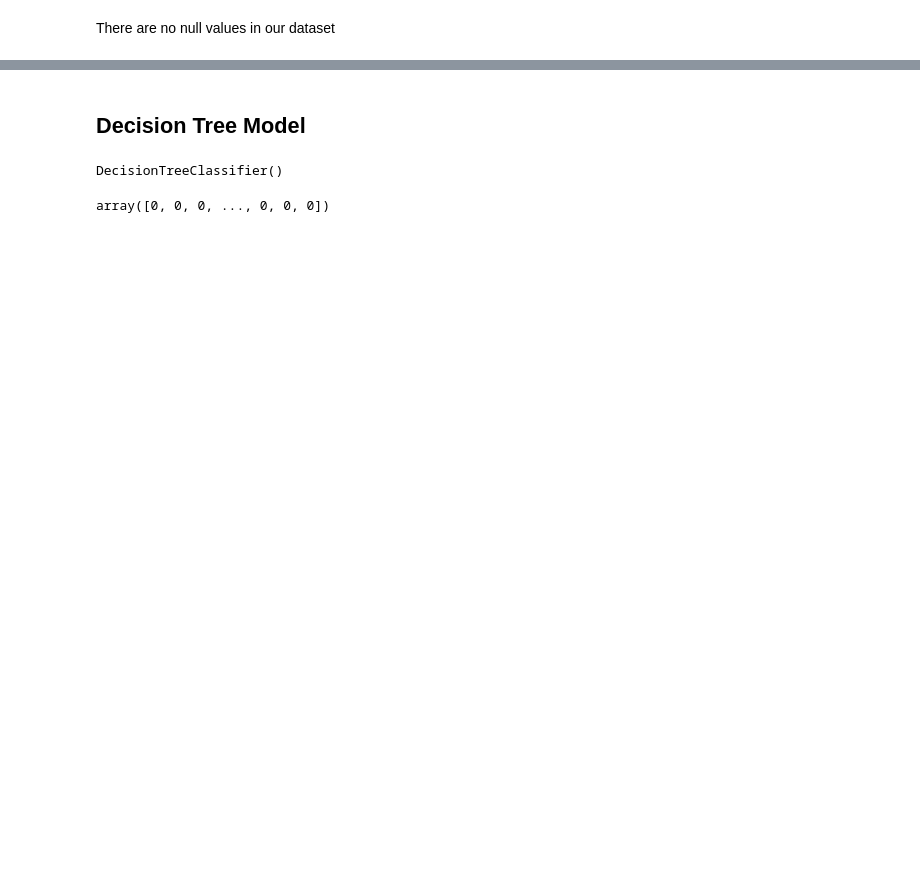
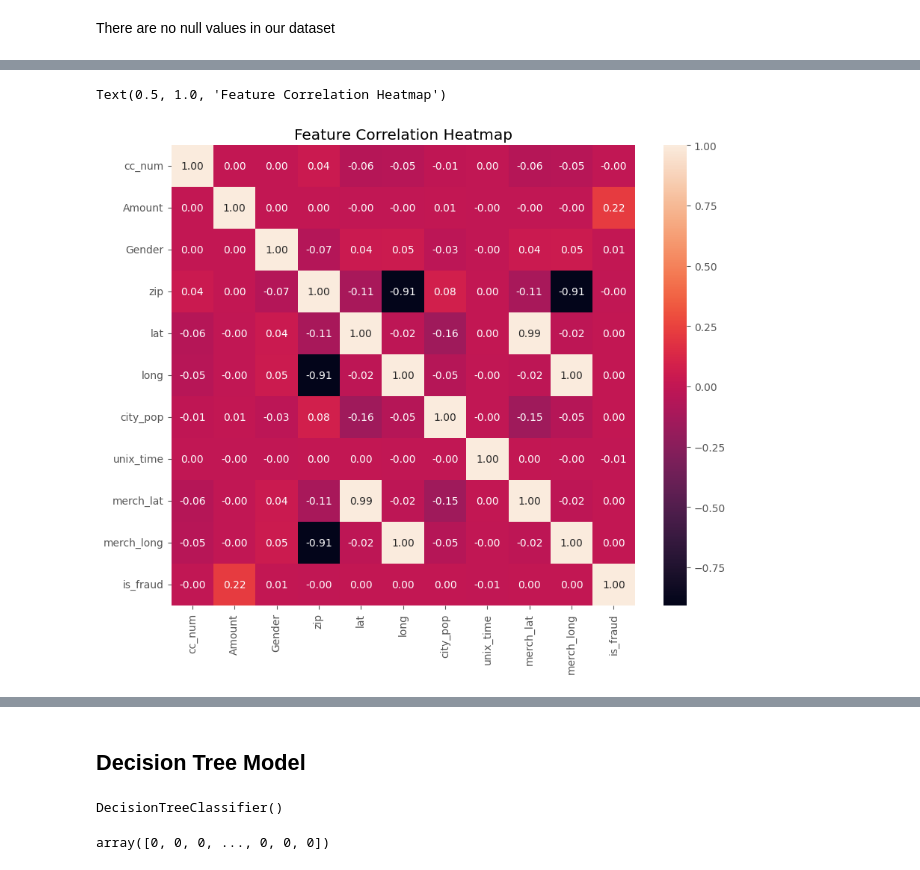
Before and after one commit to octavaridum/Fraud-Transaction-Detection, a Jupyter notebook: Fraud_Detection.ipynb, the cells around one changed output, grey strips where cells are left out. Saved outputs shown, nothing was run; the diff lists cells and outputs as text; code cells hidden in the pictures; blank space fills up the shorter version.

```diff
--- a/Fraud_Detection.ipynb
+++ b/Fraud_Detection.ipynb
@@ -172,0 +102,6 @@ y = df['is_fraud']
+# %%
+# Concating the encoded gender feature to the fraud dataset
+fraud_data = pd.concat([fraud_data,gender],axis=1)
+# %%
+#Renatimg the concated feature
+fraud_data = fraud_data.rename(columns={"M":"Gender"})
@@ -172,0 +128,12 @@ y = df['is_fraud']
+# %%
+#Selecting only the coulumns with integer and float datatype for machine learning application
+#Unique_Indexing was also not selected as this feature is only for indexing
+fraud_data = fraud_data[[#'Unique_Index',
+    #'Trans_date',
+    'cc_num', #'merchant', 'M_category',
+       'Amount', #'First_name', 'Last_name',
+       'Gender', #'Street_add', 'city',
+       #'state',
+       'zip', 'lat', 'long', 'city_pop', #'job',
+       #'dob', 'trans_num',
+       'unix_time', 'merch_lat', 'merch_long', 'is_fraud']].copy()
@@ -172,0 +149,3 @@ y = df['is_fraud']
+# %%
+corr_fraud = fraud_data.corr()
+corr_fraud
@@ -172,0 +165,7 @@ y = df['is_fraud']
+# %%
+plt.figure(figsize=(10,8))
+ax = sns.heatmap(corr_fraud, annot=True, fmt=".2f")
+ax.set_title("Feature Correlation Heatmap")
+# %% [output]
+Text(0.5, 1.0, 'Feature Correlation Heatmap')
+[figure, added]
```
Also changed, not shown: parts of 90 cells of this notebook, 10 other files.
